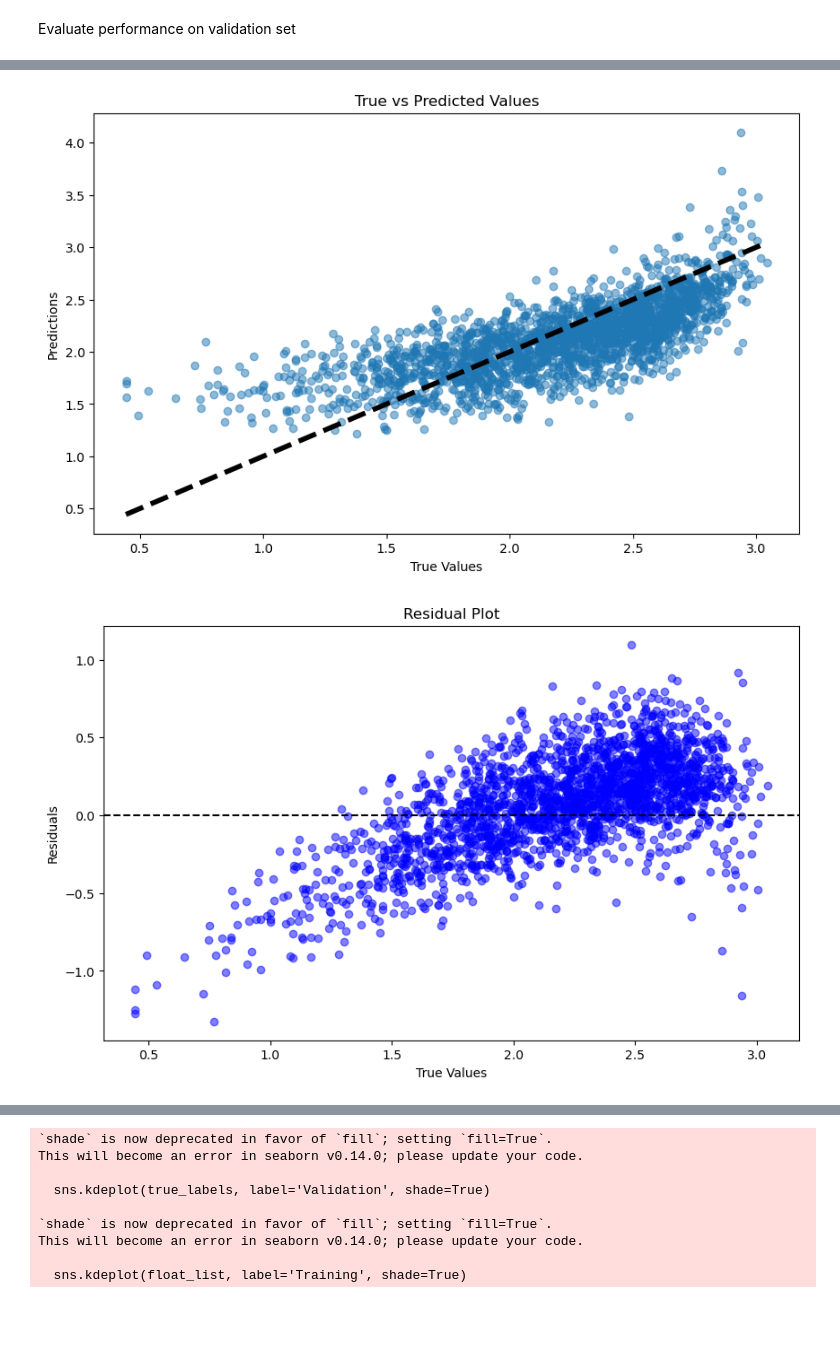
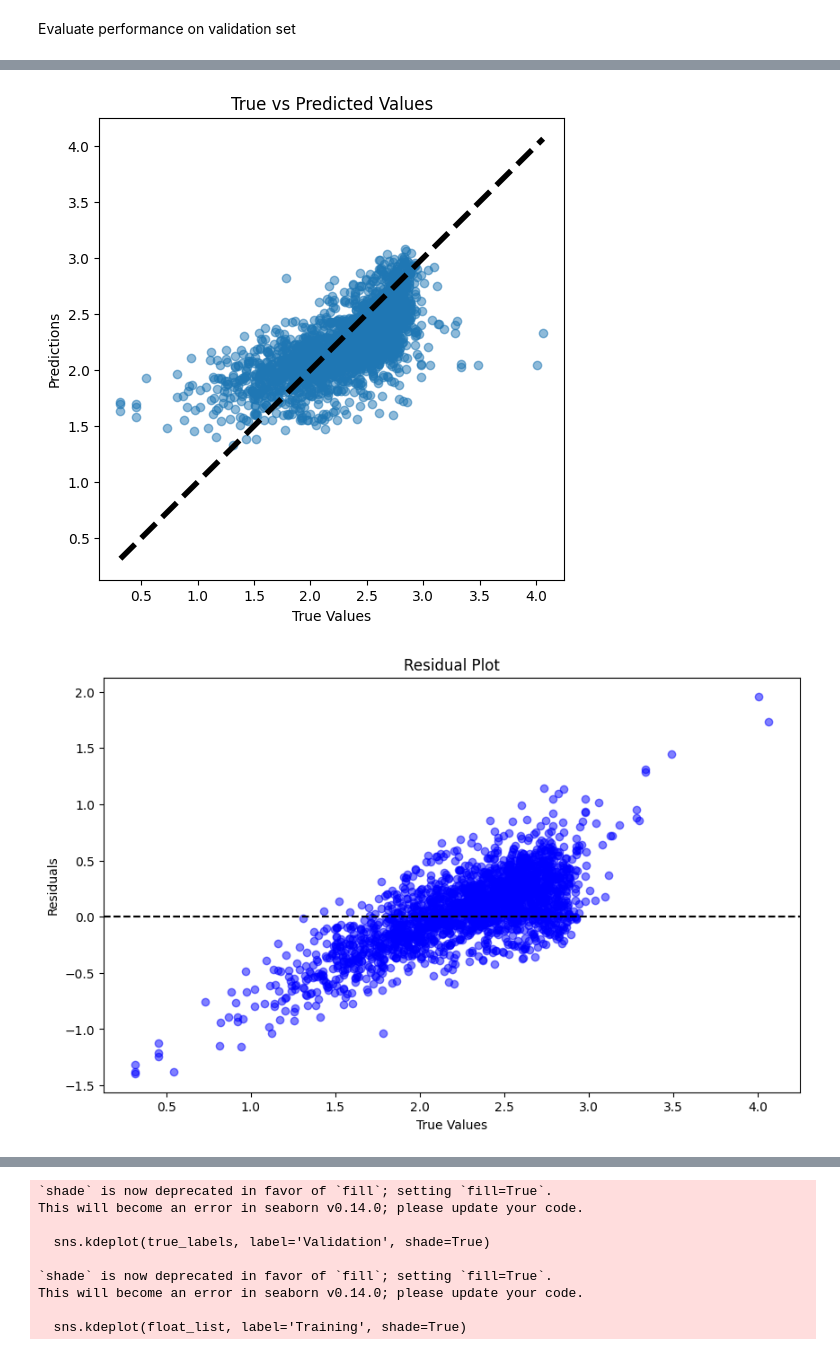
Before and after one commit to lhmtrinh/Remote-Sensing-Wealth-Index, a Jupyter notebook: validation.ipynb, the cells around one changed output, grey strips where cells are left out. Saved outputs shown, nothing was run; the diff lists cells and outputs as text; code cells hidden in the pictures; blank space fills up the shorter version.

```diff
--- a/validation.ipynb
+++ b/validation.ipynb
@@ -19,6 +14,6 @@ To enable the following instructions: AVX2 FMA, in other operations, rebuild Ten
 # %%
 model = load_resnet_model('resnet50', num_classes=1)
-statedict = torch.load('./experiment_14/checkpoint_epoch_27.pth')
+statedict = torch.load('./experiment_14/checkpoint_epoch_4.pth')
 model.load_state_dict(statedict)
 model.eval()
 model = model.to(device)
@@ -50,7 +45,7 @@ predictions = []
 
 with torch.no_grad():
     for val_file in val_files:
-        val_loader = create_dataloader(val_file, True, 32)
+        val_loader = create_dataloader(val_file, True, 32, half=False)
         for data, labels in tqdm(val_loader):
             data = data.to(device)
             labels = labels.to(device)
@@ -60,18 +103,14 @@ with torch.no_grad():
 # %%
-# Convert lists to numpy arrays for plotting
-true_labels = np.array(true_labels)
-predictions = np.array(predictions)
-
 # Plotting
-plt.figure(figsize=(10, 6))
+plt.figure(figsize=(6, 6))
 plt.scatter(true_labels, predictions, alpha=0.5)
 plt.xlabel('True Values')
 plt.ylabel('Predictions')
 plt.title('True vs Predicted Values')
 plt.plot([true_labels.min(), true_labels.max()], [true_labels.min(), true_labels.max()], 'k--', lw=4)
 plt.show()
 # %% [output]
-[figure, old version]
+[figure, new version]
 # %%
 # Calculate residuals
 residuals = [true - pred for true, pred in zip(true_labels, predictions)]
@@ -85,7 +124,7 @@ plt.ylabel('Residuals')
 plt.title('Residual Plot')
 plt.show()
 # %% [output]
-[figure, old version]
+[figure, new version]
 # %%
 # Set up the matplotlib figure
 plt.figure(figsize=(12, 6))
```
Also changed, not shown: parts of 6 cells of this notebook, 10 other files.
